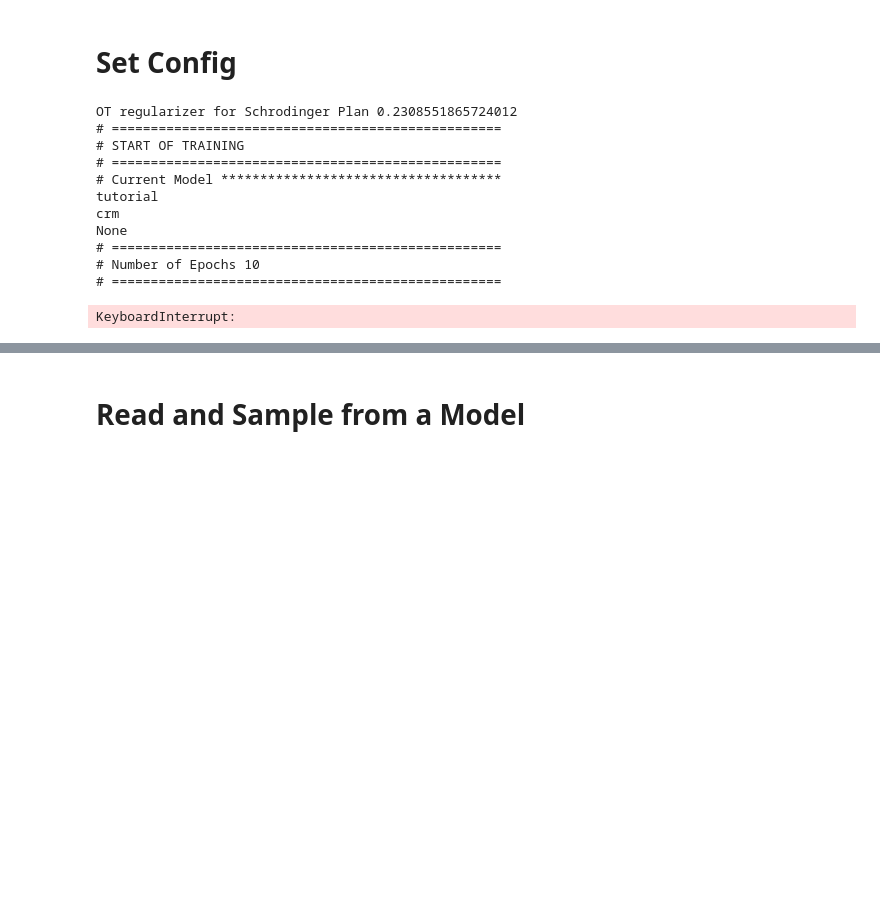
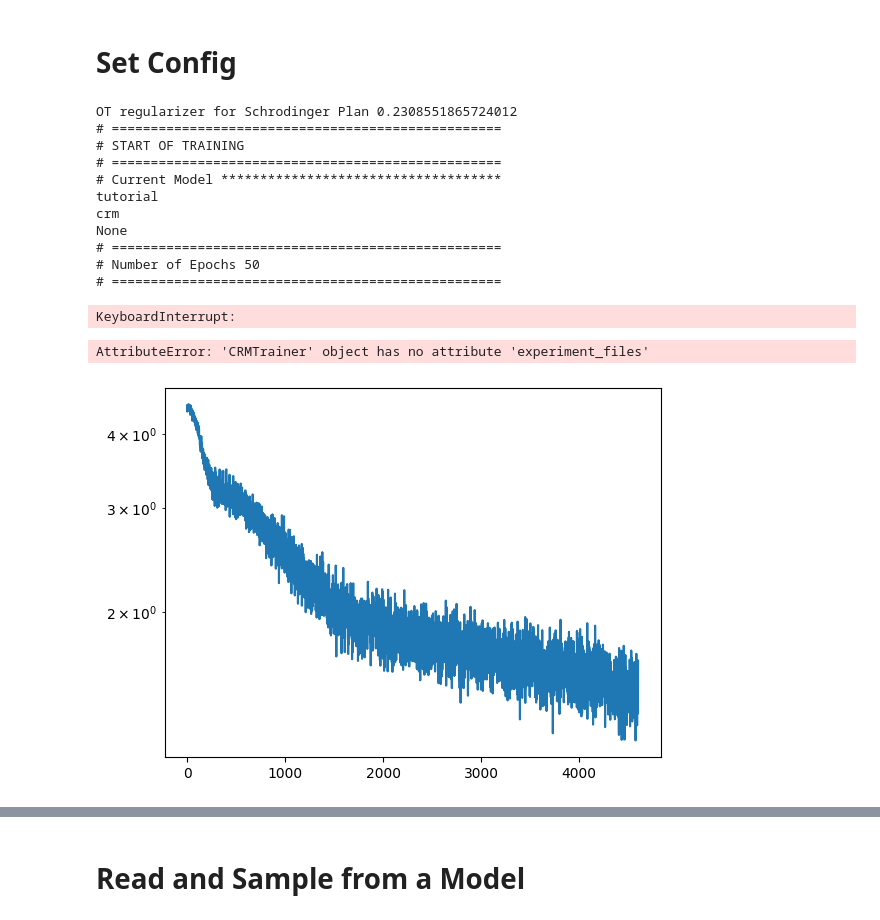
Before and after one commit to cesarali/conditional_rate_matching, a Jupyter notebook: notebooks/Models/CRM/Music/BasicModelCall.ipynb, the cells around one changed output, grey strips where cells are left out. Drawn from its saved outputs; the diff is of its cells as text; code cells hidden in the pictures; blank space fills up the shorter version.

```diff
--- a/notebooks/Models/CRM/Music/BasicModelCall.ipynb
+++ b/notebooks/Models/CRM/Music/BasicModelCall.ipynb
@@ -31,12 +31,13 @@ experiment_files = ExperimentFiles(experiment_name="crm",
                                    experiment_type="tutorial",
                                    experiment_indentifier=None)
 
-config.trainer = CRMTrainerConfig(number_of_epochs=10,
+config.trainer = CRMTrainerConfig(number_of_epochs=50,
                                   learning_rate=2e-4,
                                   metrics=[MetricsAvaliable.music_plot],
                                   max_test_size=30,
                                   clip_grad = True,
                                   clip_max_norm=1.0,
+                                  warm_up=5000,
                                   device = device)
 
 config.thermostat.gamma = 1/129.
@@ -56,9 +57,22 @@ tutorial
 crm
 None
 # ==================================================
-# Number of Epochs 10
+# Number of Epochs 50
 # ==================================================
 KeyboardInterrupt:
+# %%
+crm_trainer.experiment_f
+# %% [output]
+AttributeError: 'CRMTrainer' object has no attribute 'experiment_files'
+# %%
+# experiment_files = ExperimentFiles(experiment_dir=experiment_files.experiment_dir)
+results_ = experiment_files.load_results()
+plt.plot(results_["all_training_loss"])
+
+plt.yscale("log")
+plt.show()
+# %% [output]
+[figure, added]
 # %%
 crm_trainer.generative_model.pipeline.number_of_steps = 1000
 crm_trainer.generative_model.config.pipeline.time_epsilon = 0.1
```
Also changed, not shown: parts of 5 cells of this notebook, 2 other files.
